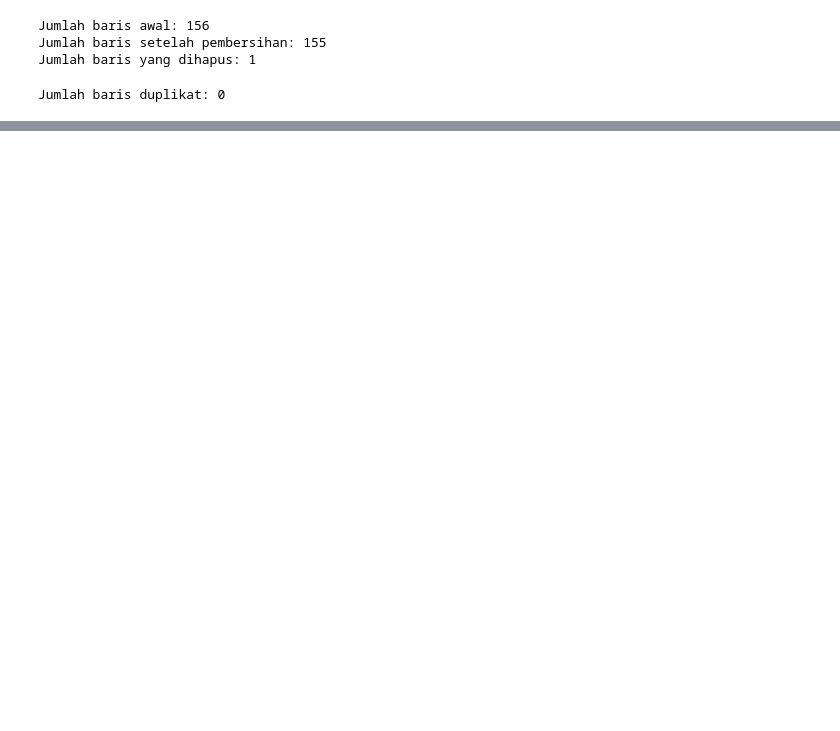
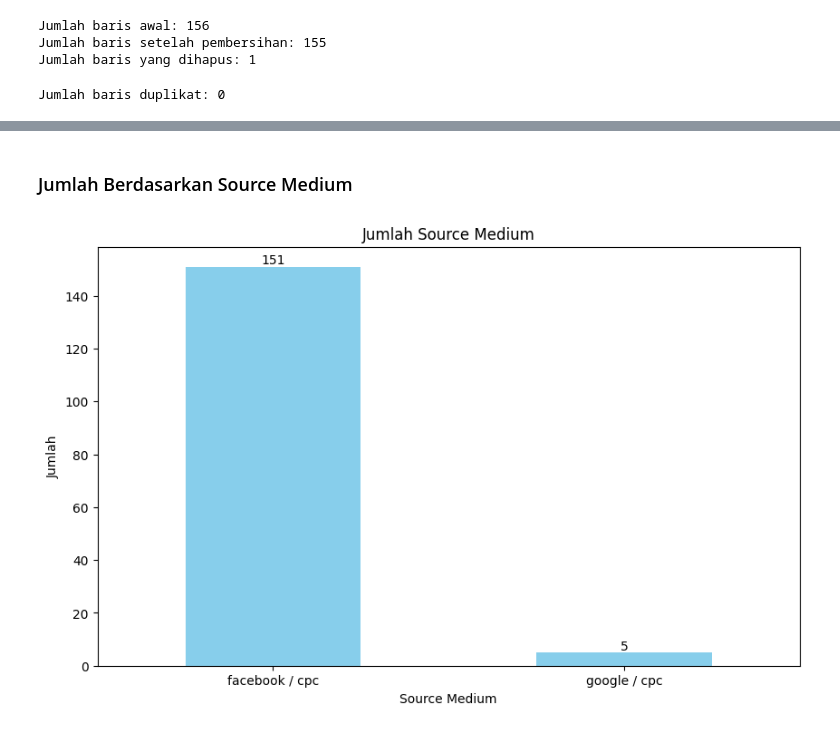
Before and after one commit to adzkykhairany/Technical-Test, a Jupyter notebook: assignment.ipynb, the cells around one changed output, grey strips where cells are left out. Cells and saved outputs as stored; diff of their text form; code cells hidden in the pictures; blank space fills up the shorter version.

```diff
--- a/assignment.ipynb
+++ b/assignment.ipynb
@@ -38,0 +10,6 @@ Pre-processing
+# %%
+# membaca dataset
+data = pd.read_csv('assets/data.csv')
+
+# menampilkan data teratas
+data.head()
@@ -68,0 +112,20 @@ Jumlah baris duplikat: 0
+# %% [markdown]
+### Jumlah Berdasarkan Source Medium
+# %%
+# menghitung jumlah sourceMedium
+source_medium_count = data['sourceMedium'].value_counts()
+
+# membuat visualisasi
+plt.figure(figsize=(10, 6))
+ax = source_medium_count.plot(kind='bar', color='skyblue')
+plt.title('Jumlah Source Medium')
+plt.xlabel('Source Medium')
+plt.ylabel('Jumlah')
+plt.xticks(rotation=0)
+
+for i in ax.containers:
+    ax.bar_label(i)
+
+plt.show()
+# %% [output]
+[figure, added]
```
Also changed, not shown: parts of 22 cells of this notebook, 2 other files.
